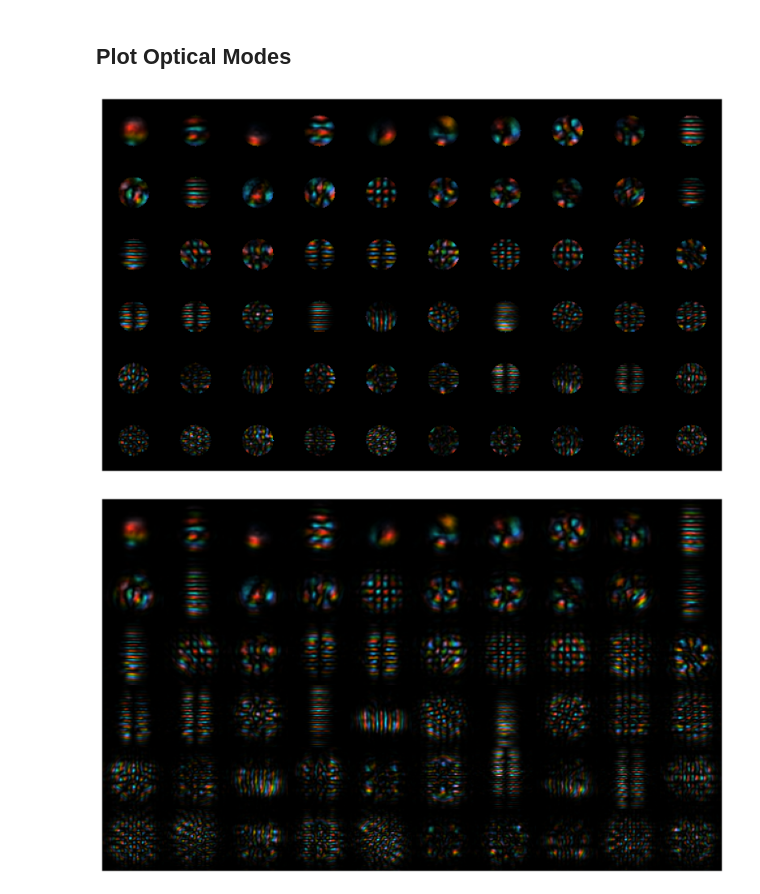
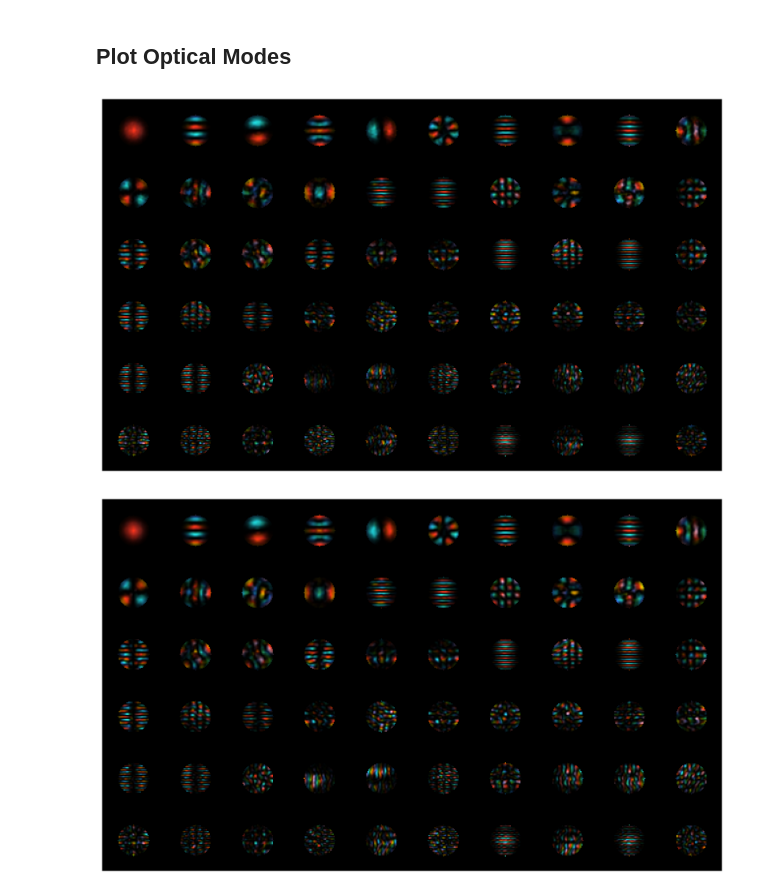
Before and after one commit to LukasScarfe/Eigen, a Jupyter notebook: eigenmodes.ipynb, the cells around one changed output. Cells and saved outputs as stored; diff of their text form; code cells hidden in the pictures.

Commit message:
Plotted propagated modes with the circle aperture

```diff
--- a/eigenmodes.ipynb
+++ b/eigenmodes.ipynb
@@ -153,7 +153,7 @@ C2_n = { # These can be toyed around with
     'StrongTurb' : 1e-14,
     'StrongerTurb' : 1e-13
 }
-TurbStrength = 'MidWeakerTurb'
+TurbStrength = 'WeakestTurb'
 r0 = pow(0.423*pow(2*np.pi/wavelength,2)*C2_n[TurbStrength]*z/numberOfPhaseScreens,-3/5)
 # Turbulence=2
 # r0=size/Turbulence
@@ -327,10 +327,10 @@ for i, eigenBeam in enumerate(eigenBeams):
 plot=plotBeam(eigenBeams[:60],rows=6,dpi=N*3)
 plt.show();plt.close()
 # %% [output]
-[figure, old version]
+[figure, new version]
 # %%
-plot=plotBeam(eigenBeamPropagated[:60],rows=6,dpi=N*3)
+plot=plotBeam([CircAperture(beam,R=lensSize) for beam in eigenBeamPropagated[:60]],rows=6,dpi=N*3)
 plt.show();plt.close()
 # %% [output]
-[figure, old version]
+[figure, new version]
 # %%
```
Also changed, not shown: parts of 4 cells of this notebook.
